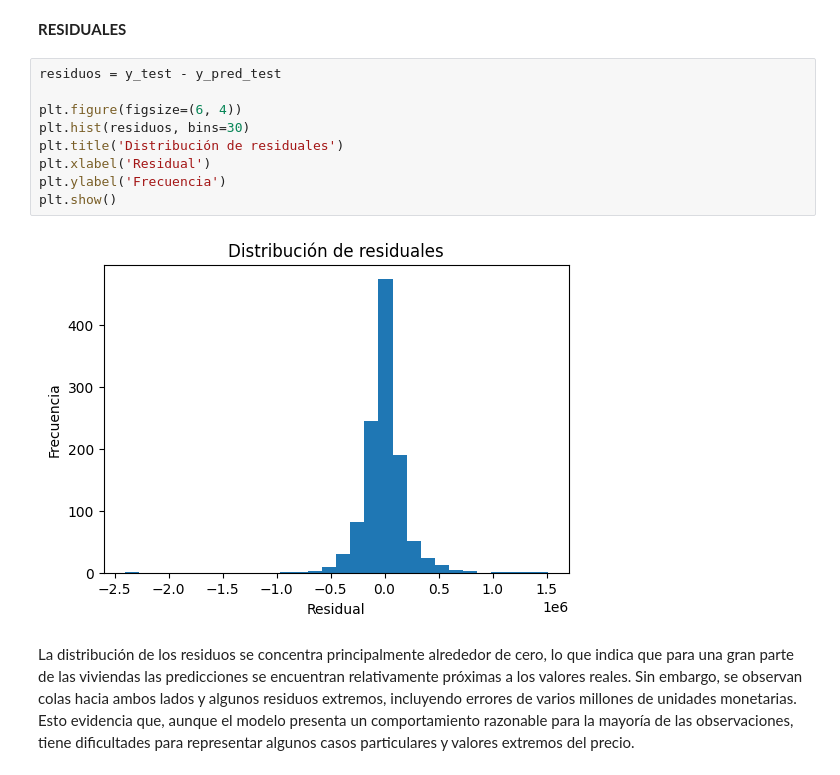
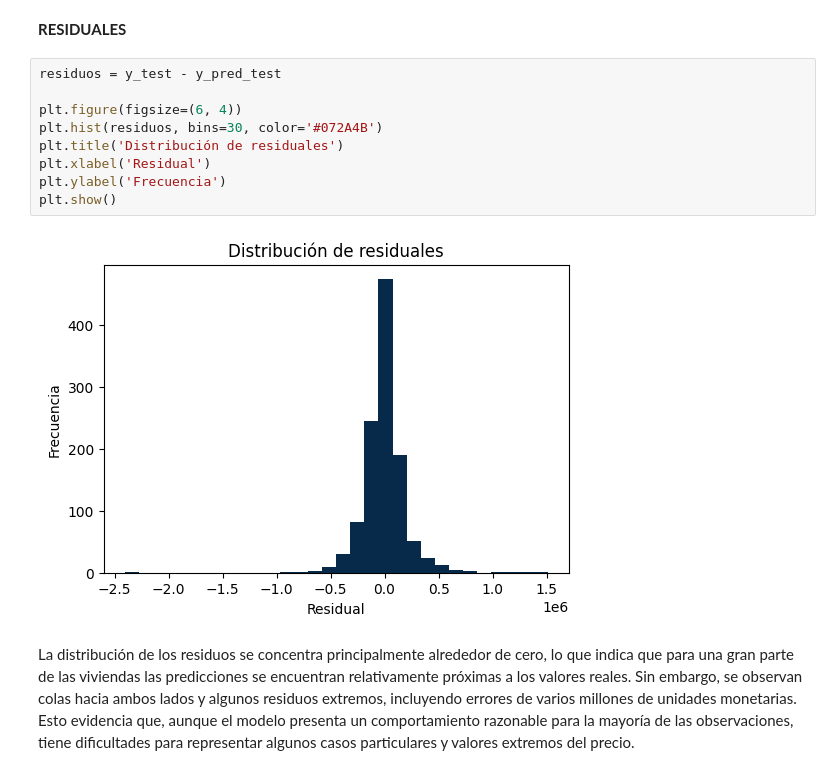
Before and after one commit to baqueroxiomy-design/intro-ciencia-datos, a Jupyter notebook: Regresión_Lineal_TrabajoFinal.ipynb, the cells around one changed output. Saved outputs shown, nothing was run; the diff lists cells and outputs as text.

```diff
--- a/Regresión_Lineal_TrabajoFinal.ipynb
+++ b/Regresión_Lineal_TrabajoFinal.ipynb
@@ -470,14 +470,14 @@ La gráfica muestra una relación positiva entre los precios reales y los precio
 # %%
 residuos = y_test - y_pred_test
 
 plt.figure(figsize=(6, 4))
-plt.hist(residuos, bins=30)
+plt.hist(residuos, bins=30, color='#072A4B')
 plt.title('Distribución de residuales')
 plt.xlabel('Residual')
 plt.ylabel('Frecuencia')
 plt.show()
 # %% [output]
-[figure, old version]
+[figure, new version]
 # %% [markdown]
 La distribución de los residuos se concentra principalmente alrededor de cero, lo que indica que para una gran parte de las viviendas las predicciones se encuentran relativamente próximas a los valores reales. Sin embargo, se observan colas hacia ambos lados y algunos residuos extremos, incluyendo errores de varios millones de unidades monetarias. Esto evidencia que, aunque el modelo presenta un comportamiento razonable para la mayoría de las observaciones, tiene dificultades para representar algunos casos particulares y valores extremos del precio.
 # %% [markdown]
```
Also changed, not shown: parts of 3 cells of this notebook.
